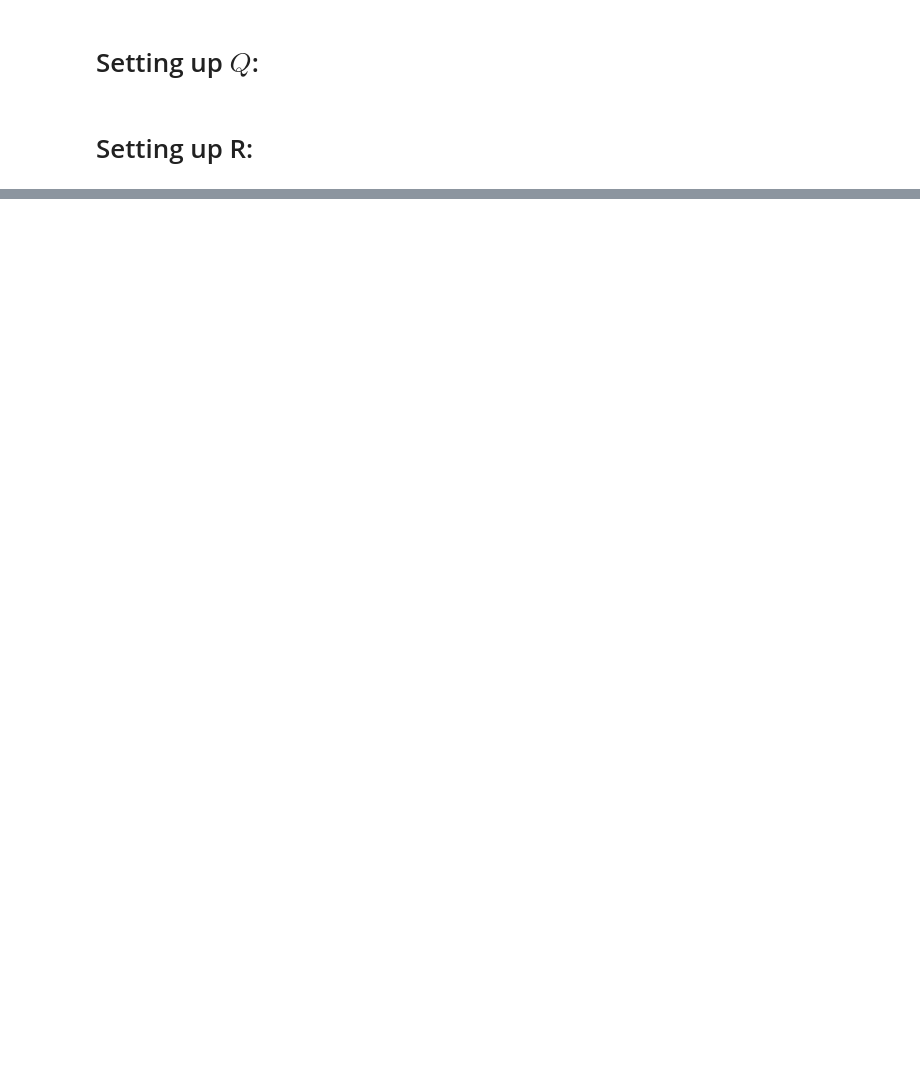
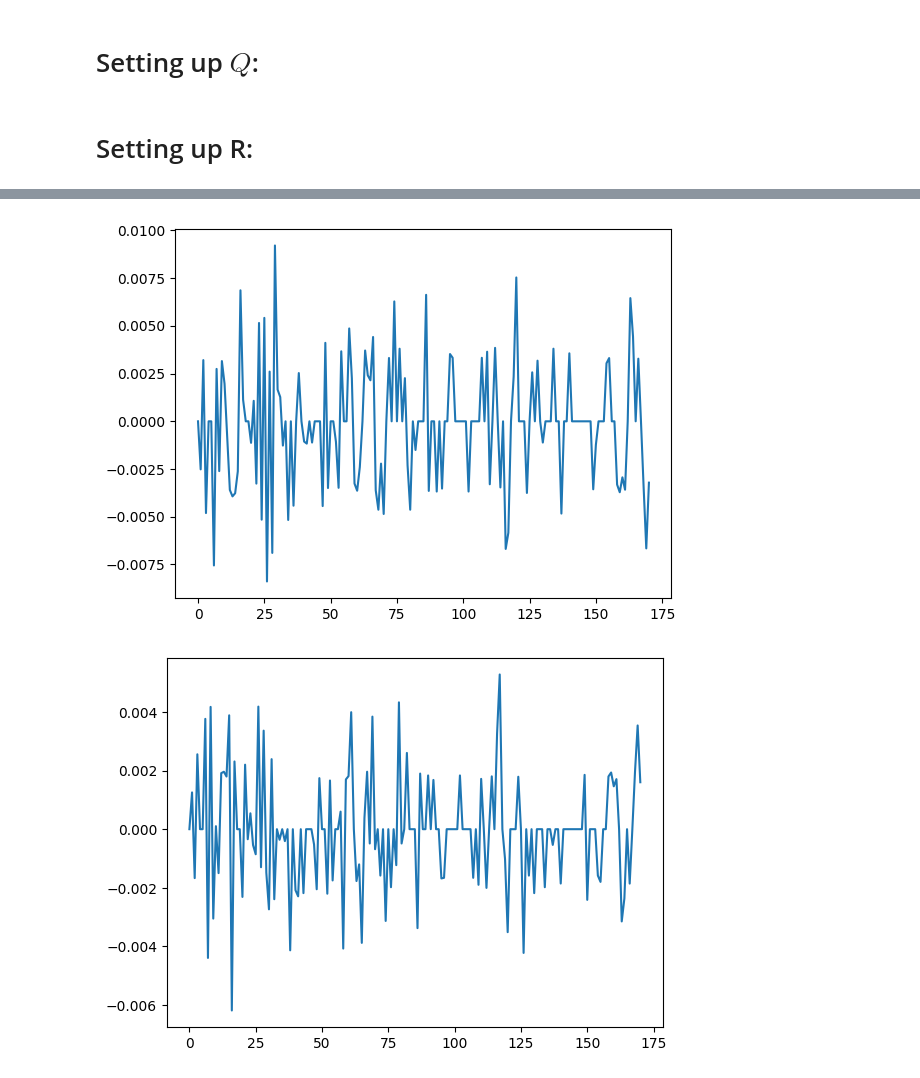
Before and after one commit to cnburger/AIS_KalmanFilter, a Jupyter notebook: Time Sampling.ipynb, the cells around one changed output, grey strips where cells are left out. Cells and saved outputs as stored; diff of their text form; code cells hidden in the pictures; blank space fills up the shorter version.

```diff
--- a/Time Sampling.ipynb
+++ b/Time Sampling.ipynb
@@ -445,6 +445,5 @@ plt.show()
 # %%
-plt.plot(np.arang
-         e(0,len(axx),1),axx)
+plt.plot(np.arange(0,len(axx),1),axx)
 plt.show()
 
 plt.plot(np.arange(0,len(ayy),1),ayy)
@@ -453,0 +452,2 @@ SyntaxError: invalid syntax (<ipython-input-422-8b837b2a93f6>, line 2)
+[figure, added]
+[figure, added]
```
Also changed, not shown: parts of 10 cells of this notebook.
